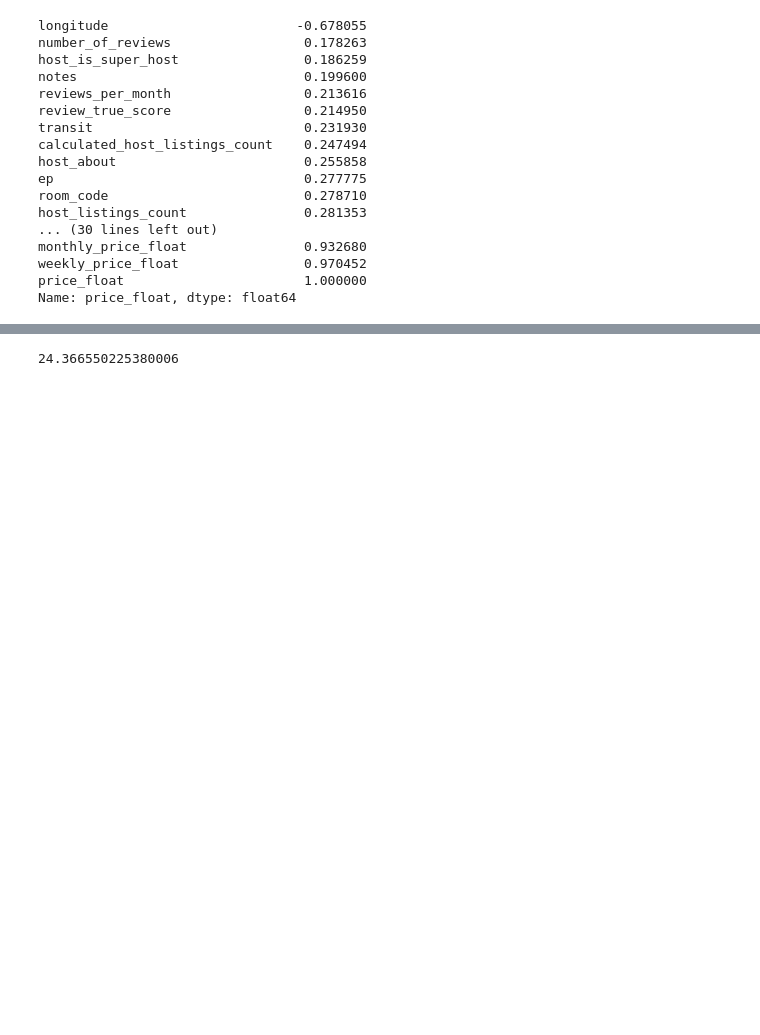
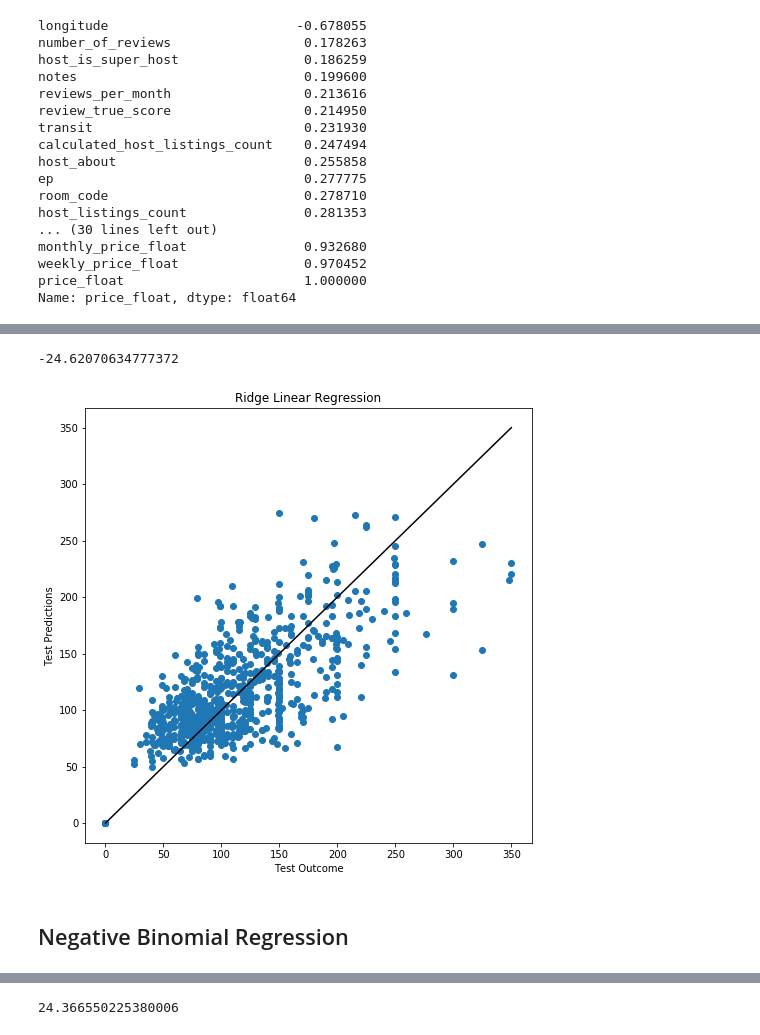
Before and after one commit to kevinhuynh23/RACK, a Jupyter notebook: model.ipynb, the cells around one changed output, grey strips where cells are left out. Cells and saved outputs as stored; diff of their text form; code cells hidden in the pictures; blank space fills up the shorter version.

```diff
--- a/model.ipynb
+++ b/model.ipynb
@@ -221,3 +186,20 @@ plt.show()
+# %%
+ridge_score = grid_lin.score(test_features, test_outcome)
+ridge_score
+# %% [output]
+-24.62070634777372
+# %%
+fig_rlr = plt.figure(figsize=(8,8))
+plt.scatter(test_outcome, grid_lin.predict(test_features))
+plt.plot([0,350], [0, 350], color='k')
+plt.title('Ridge Linear Regression')
+plt.xlabel('Test Outcome')
+plt.ylabel('Test Predictions')
+plt.show()
+# %% [output]
+[figure, added]
+# %% [markdown]
+## Negative Binomial Regression
 # %%
 formula = ' + '.join(i for i in list(selected_cols[1:]))
 formula = 'price_float ~ ' + formula
```
Also changed, not shown: parts of 32 cells of this notebook, 1 other file.
